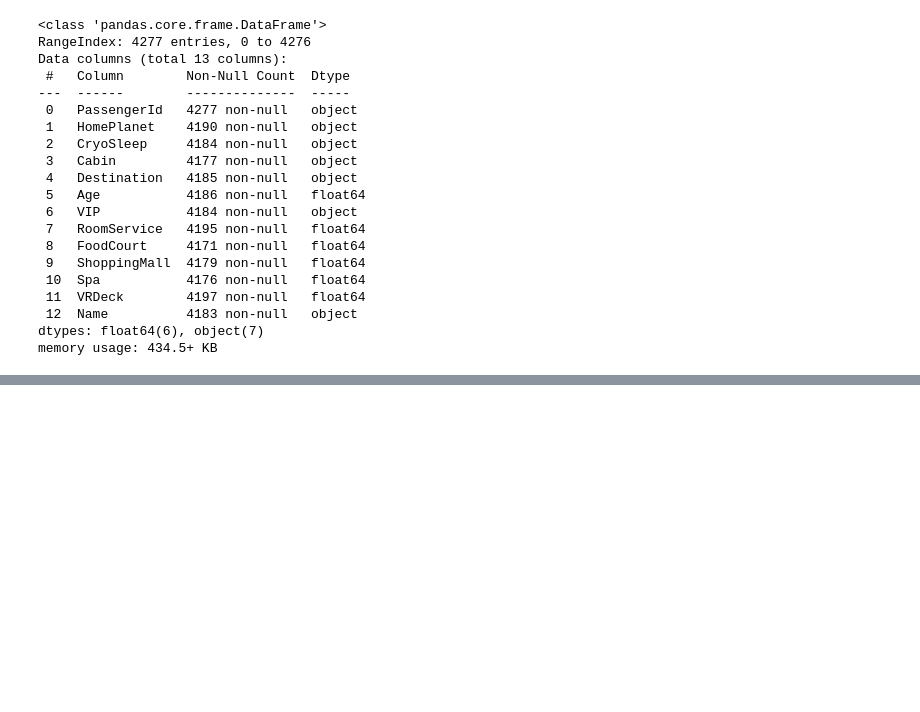
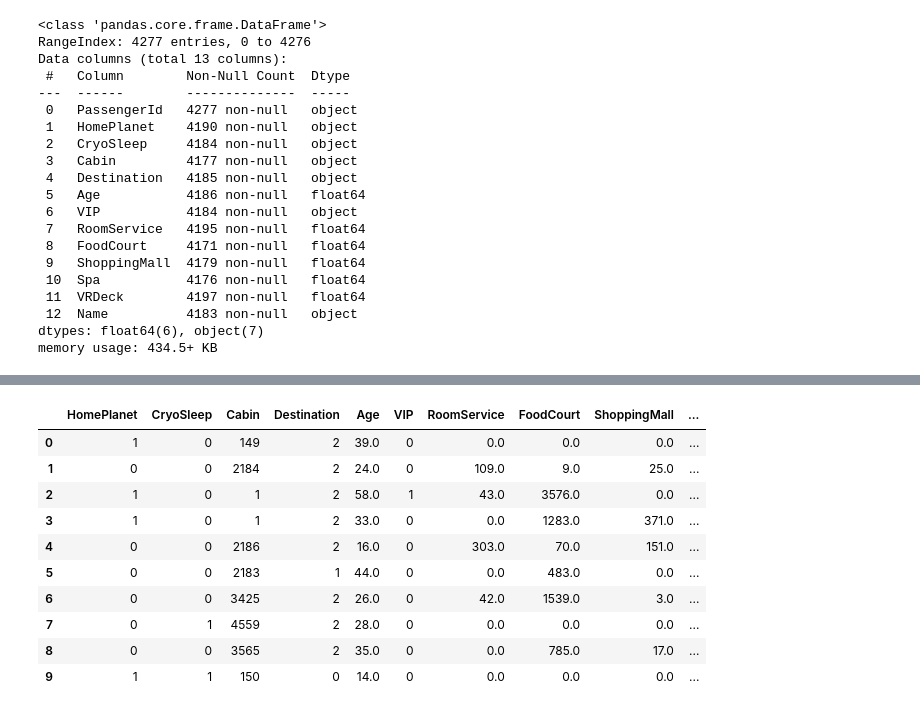
Before and after one commit to kaggle-challenge-group/machine_learning_model, a Jupyter notebook: kaggle_machine_lrnmodel.ipynb, the cells around one changed output, grey strips where cells are left out. Cells and saved outputs as stored; diff of their text form; code cells hidden in the pictures; blank space fills up the shorter version.

```diff
--- a/kaggle_machine_lrnmodel.ipynb
+++ b/kaggle_machine_lrnmodel.ipynb
@@ -268,5 +99,0 @@ Index(['PassengerId', 'HomePlanet', 'CryoSleep', 'Destination', 'VIP', 'Name',
-# %%
-boolean_columns = ['CryoSleep', 'VIP', 'Transported']
-for col in boolean_columns:
-    train[col] = train[col].map({True: 1, False: 0})
-train.head()
@@ -280,6 +99,0 @@ train.head()
-# %%
-train['Side'] = train['Side'].replace({'P': 0, 'S': 1})
-# %%
-for col in boolean_columns[:-1]:
-    test[col] = test[col].map({True: 1, False: 0})
-test.head()
@@ -334,0 +126,33 @@ Collecting tensorflow~=2.16.1 (from tensorflow_decision_forests)
+# %%
+def categorical_to_numeric(attribute):
+    attribute = attribute.astype('category')
+    return attribute.cat.codes
+
+# Apply the function to the specified columns in 'train'
+train['HomePlanet'] = categorical_to_numeric(train['HomePlanet'])
+train['CryoSleep'] = categorical_to_numeric(train['CryoSleep'])
+train['Cabin'] = categorical_to_numeric(train['Cabin'])
+train['Destination'] = categorical_to_numeric(train['Destination'])
+train['VIP'] = categorical_to_numeric(train['VIP'])
+
+# Apply the function to the specified columns in 'test'
+test['HomePlanet'] = categorical_to_numeric(test['HomePlanet'])
+test['CryoSleep'] = categorical_to_numeric(test['CryoSleep'])
+test['Cabin'] = categorical_to_numeric(test['Cabin'])
+test['Destination'] = categorical_to_numeric(test['Destination'])
+test['VIP'] = categorical_to_numeric(test['VIP'])
+
+# Display the first 10 rows of the transformed 'train' dataset
+train.head(10)
+# %% [output]
+|  | HomePlanet | CryoSleep | Cabin | Destination | Age | VIP | RoomService | FoodCourt | ShoppingMall | ... |
+| 0 | 1 | 0 | 149 | 2 | 39.0 | 0 | 0.0 | 0.0 | 0.0 | ... |
+| 1 | 0 | 0 | 2184 | 2 | 24.0 | 0 | 109.0 | 9.0 | 25.0 | ... |
+| 2 | 1 | 0 | 1 | 2 | 58.0 | 1 | 43.0 | 3576.0 | 0.0 | ... |
+| 3 | 1 | 0 | 1 | 2 | 33.0 | 0 | 0.0 | 1283.0 | 371.0 | ... |
+| 4 | 0 | 0 | 2186 | 2 | 16.0 | 0 | 303.0 | 70.0 | 151.0 | ... |
+| 5 | 0 | 0 | 2183 | 1 | 44.0 | 0 | 0.0 | 483.0 | 0.0 | ... |
+| 6 | 0 | 0 | 3425 | 2 | 26.0 | 0 | 42.0 | 1539.0 | 3.0 | ... |
+| 7 | 0 | 1 | 4559 | 2 | 28.0 | 0 | 0.0 | 0.0 | 0.0 | ... |
+| 8 | 0 | 0 | 3565 | 2 | 35.0 | 0 | 0.0 | 785.0 | 17.0 | ... |
+| 9 | 1 | 1 | 150 | 0 | 14.0 | 0 | 0.0 | 0.0 | 0.0 | ... |
```
Also changed, not shown: parts of 41 cells of this notebook.
